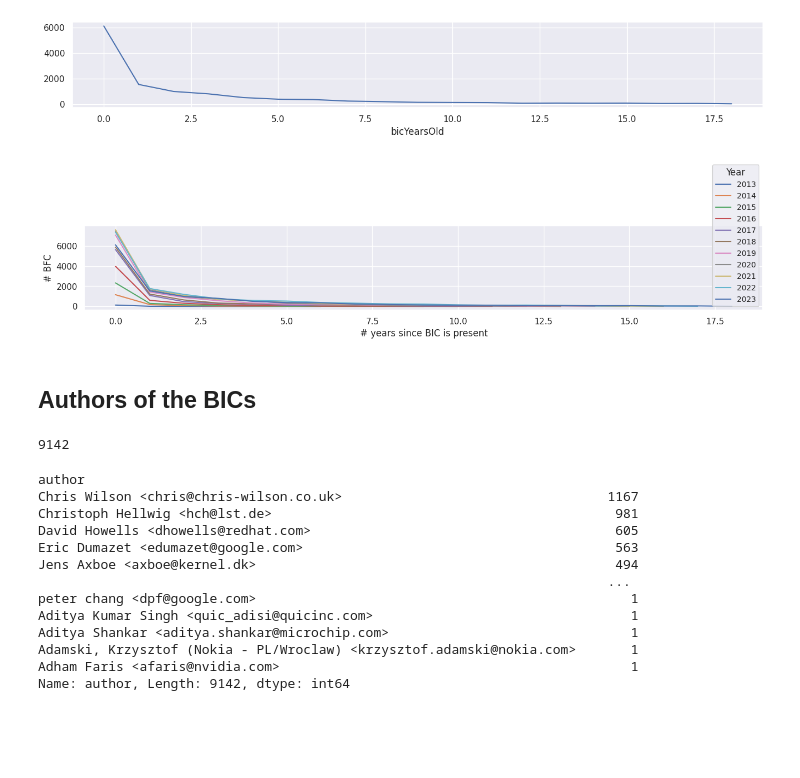
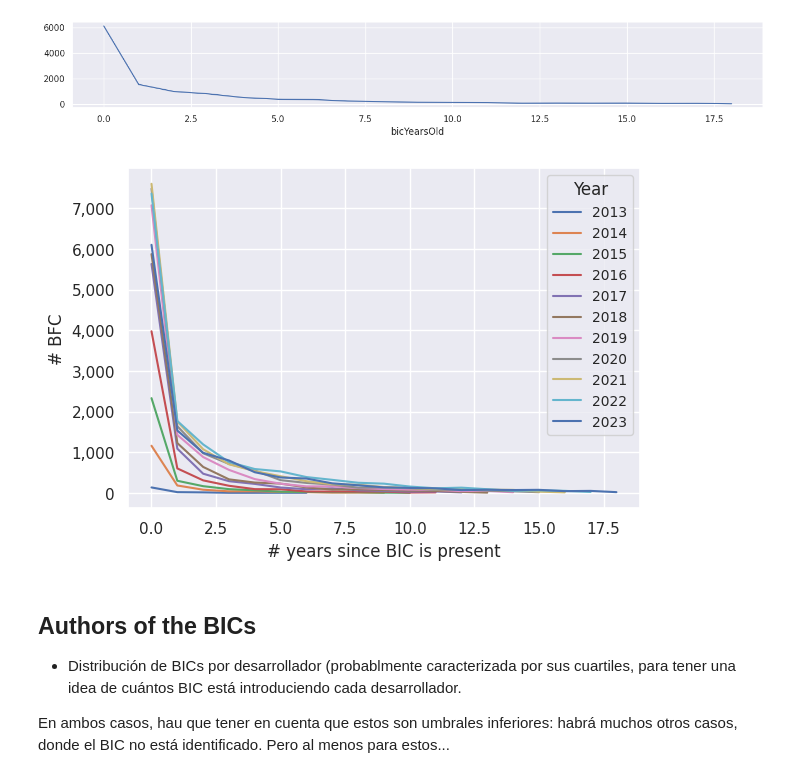
Before and after one commit to codeurjc/LinuxCommitsDataset, a Jupyter notebook: notebooks/BFC-BIC_LinksAnalysis.ipynb, the cells around one changed output. Drawn from its saved outputs; the diff is of its cells as text; code cells hidden in the pictures; blank space fills up the shorter version.

```diff
--- a/notebooks/BFC-BIC_LinksAnalysis.ipynb
+++ b/notebooks/BFC-BIC_LinksAnalysis.ipynb
@@ -103,13 +120,24 @@ df_2023.plot()
 <Axes: xlabel='bicYearsOld'>
 [figure]
 # %%
+fig, axs = plt.subplots(figsize=(6, 4), layout="constrained")
 df_bic = df[df['bfc_date'].dt.year > 2012]
-df_bic = df_bic.groupby(['bicYearsOld',df_bic["bfc_date"].dt.year]).count()['date'].unstack()
-ax = df_bic.plot()
+df_bic = df_bic.groupby(['bicYearsOld',df_bic["bfc_date"].dt.year]).count()['bfc_date'].unstack()
+ax = df_bic.plot(ax=axs)
 ax.set_ylabel("# BFC");
 ax.set_xlabel("# years since BIC is present")
-plt.legend(title="Year",loc=4, fontsize='small', fancybox=True);
+axs.yaxis.set_major_formatter(mpl.ticker.StrMethodFormatter('{x:,.0f}'))
+plt.legend(title="Year",loc=1, fontsize='small', fancybox=True)
+plt.savefig('BIC_duration_perBFC_year.pdf');
 # %% [output]
-[figure, old version]
+[figure, new version]
 # %% [markdown]
 ## Authors of the BICs
+
+* Distribución de BICs por desarrollador (probablmente caracterizada
+por sus cuartiles, para tener una idea de cuántos BIC está
+introduciendo cada desarrollador.
+
+En ambos casos, hau que tener en cuenta que estos son umbrales
+inferiores: habrá muchos otros casos, donde el BIC no está
+identificado. Pero al menos para estos...
@@ -116,20 +146,3 @@ plt.legend(title="Year",loc=4, fontsize='small', fancybox=True);
 # %%
-df['author'] = df.apply(lambda x: all_commits_map[x['BIC_hash'][0:12]]['author'], axis=1)
-authors = df.groupby(df['author'])['author'].count().sort_values(ascending=False)
-print(len(authors))
-authors
+df['BFC_author'] = df.apply(lambda x: all_commits_map[x['BFC_hash'][0:12]]['author'], axis=1)
+df['BIC_author'] = df.apply(lambda x: all_commits_map[x['BIC_hash'][0:12]]['author'], axis=1)
-# %% [output]
-9142
-author
-Chris Wilson <chris@chris-wilson.co.uk>                                  1167
-Christoph Hellwig <hch@lst.de>                                            981
-David Howells <dhowells@redhat.com>                                       605
-Eric Dumazet <edumazet@google.com>                                        563
-Jens Axboe <axboe@kernel.dk>                                              494
-                                                                         ...
-peter chang <dpf@google.com>                                                1
-Aditya Kumar Singh <quic_adisi@quicinc.com>                                 1
-Aditya Shankar <aditya.shankar@microchip.com>                               1
-Adamski, Krzysztof (Nokia - PL/Wroclaw) <krzysztof.adamski@nokia.com>       1
-Adham Faris <afaris@nvidia.com>                                             1
-Name: author, Length: 9142, dtype: int64
```
Also changed, not shown: parts of 14 cells of this notebook, 4 other files.
